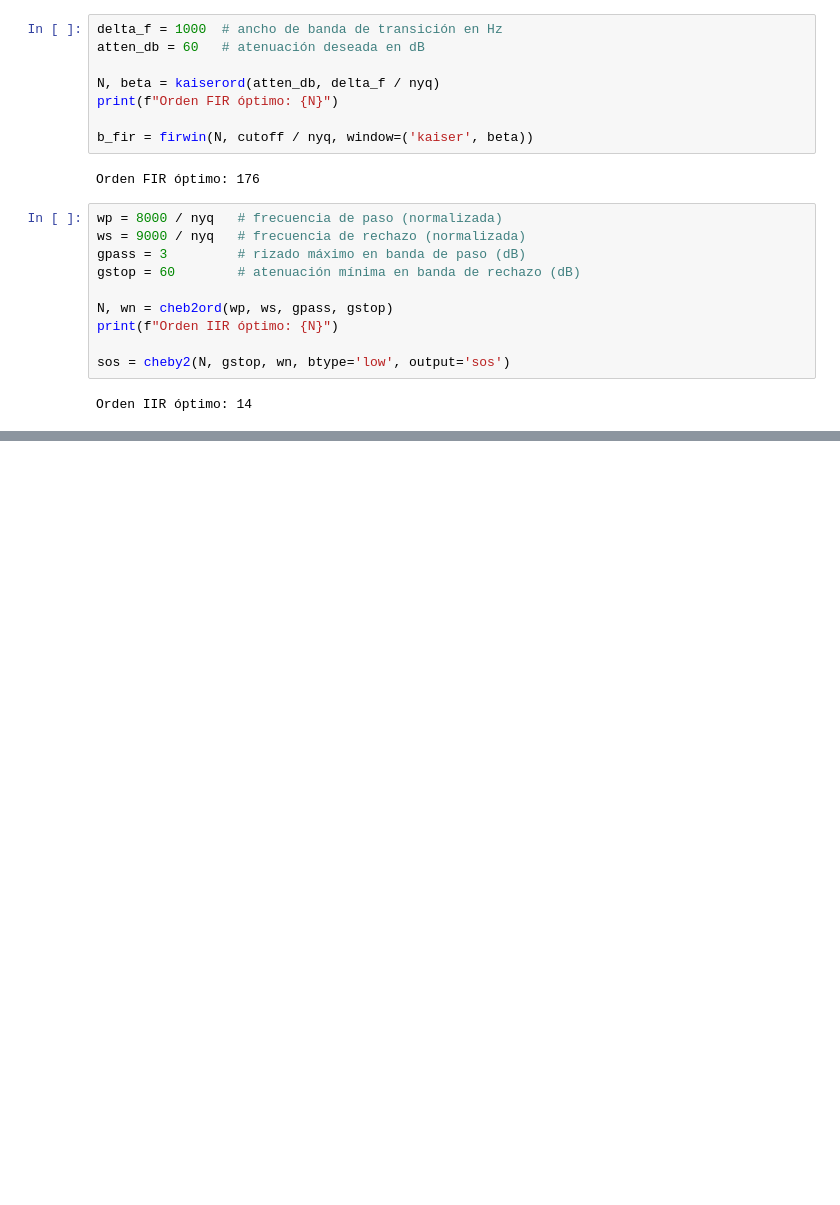
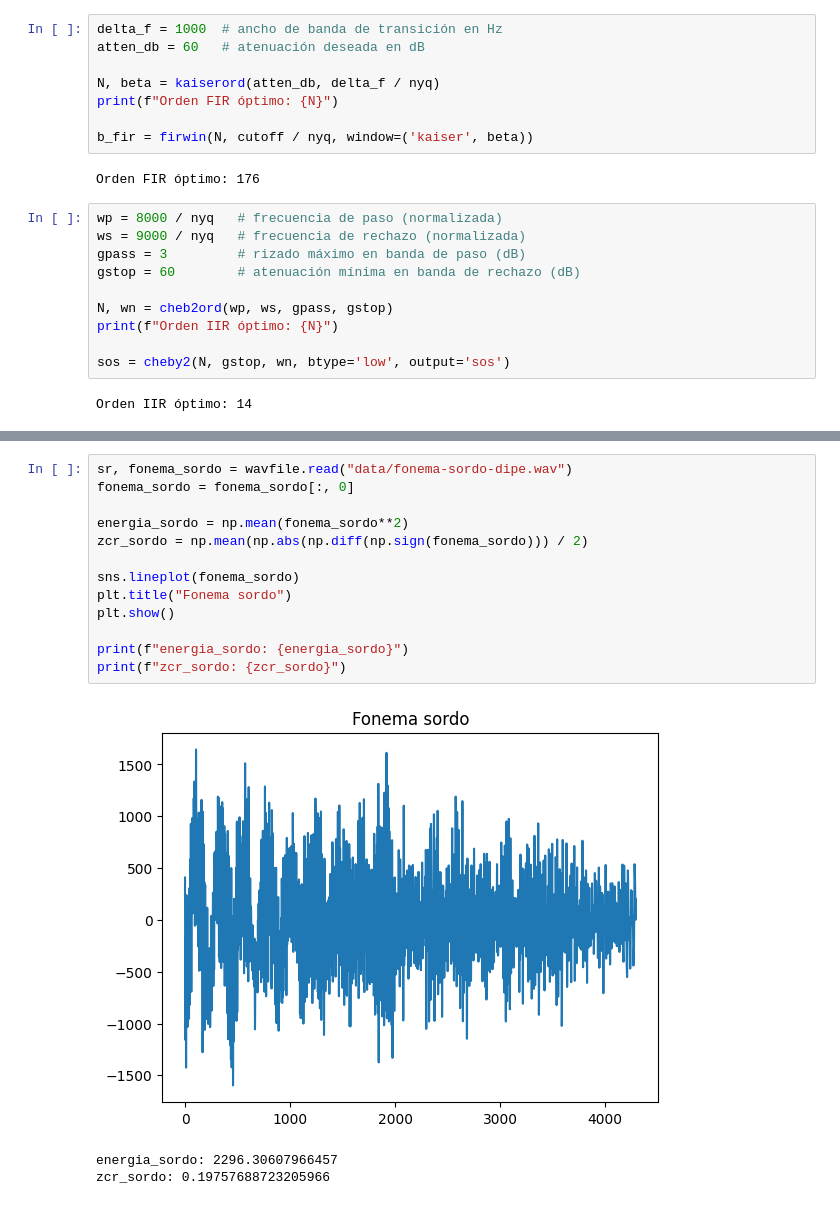
Before and after one commit to s4nt1lu1/pds, a Jupyter notebook: TP-Final/main.ipynb, the cells around one changed output, grey strips where cells are left out. Saved outputs shown, nothing was run; the diff lists cells and outputs as text; blank space fills up the shorter version.

```diff
--- a/TP-Final/main.ipynb
+++ b/TP-Final/main.ipynb
@@ -241,0 +341,17 @@ En principio, vamos a trabajar con el FIR debido a las practicidades ya conocida
+# %%
+sr, fonema_sordo = wavfile.read("data/fonema-sordo-dipe.wav")
+fonema_sordo = fonema_sordo[:, 0]
+
+energia_sordo = np.mean(fonema_sordo**2)
+zcr_sordo = np.mean(np.abs(np.diff(np.sign(fonema_sordo))) / 2)
+
+sns.lineplot(fonema_sordo)
+plt.title("Fonema sordo")
+plt.show()
+
+print(f"energia_sordo: {energia_sordo}")
+print(f"zcr_sordo: {zcr_sordo}")
+# %% [output]
+[figure, added]
+energia_sordo: 2296.30607966457
+zcr_sordo: 0.19757688723205966
```
Also changed, not shown: parts of 19 cells of this notebook, 5 other files.
